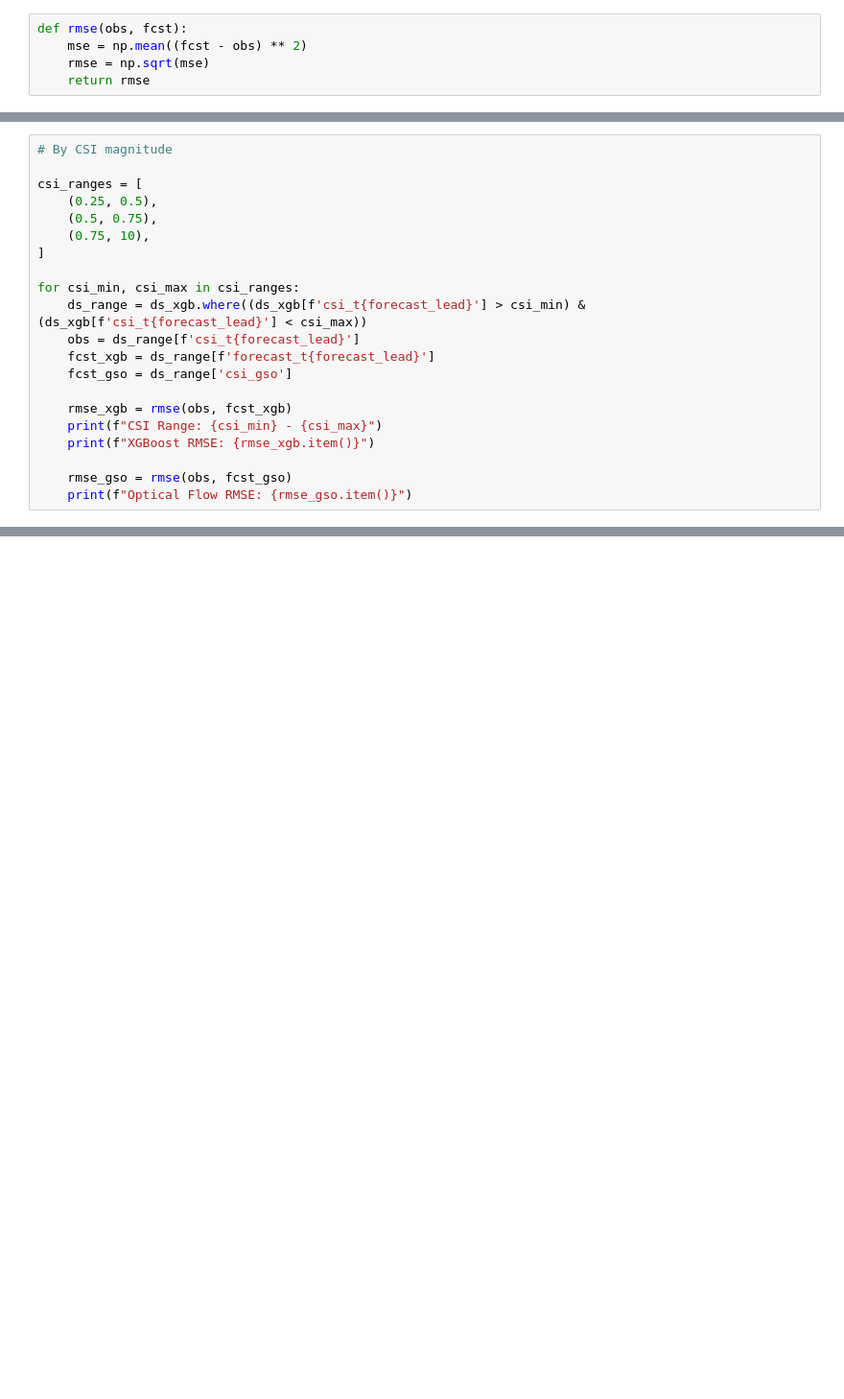
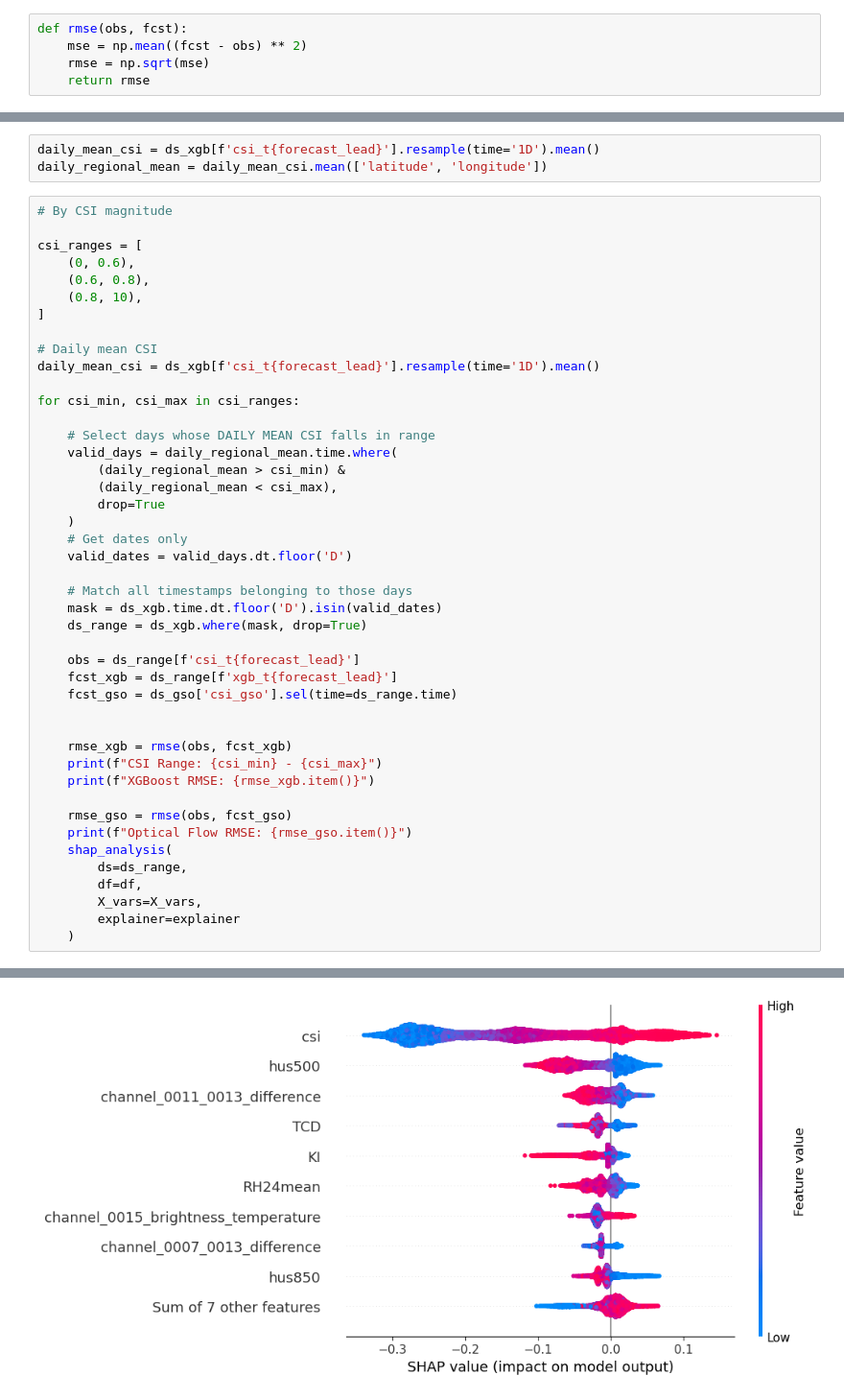
Before and after one commit to cdoedens/solar-nowcast, a Jupyter notebook: mouse/04_evaluation.ipynb, the cells around one changed output, grey strips where cells are left out. Shown at 96% size. Saved outputs shown, nothing was run; the diff lists cells and outputs as text; blank space fills up the shorter version.

```diff
--- a/mouse/04_evaluation.ipynb
+++ b/mouse/04_evaluation.ipynb
@@ -171,17 +172,37 @@ Optical Flow RMSE: 0.14541109440062847
+# %%
+daily_mean_csi = ds_xgb[f'csi_t{forecast_lead}'].resample(time='1D').mean()
+daily_regional_mean = daily_mean_csi.mean(['latitude', 'longitude'])
 # %%
 # By CSI magnitude
 
 csi_ranges = [
-    (0.25, 0.5),
-    (0.5, 0.75),
-    (0.75, 10),
+    (0, 0.6),
+    (0.6, 0.8),
+    (0.8, 10),
 ]
 
+# Daily mean CSI
+daily_mean_csi = ds_xgb[f'csi_t{forecast_lead}'].resample(time='1D').mean()
+
 for csi_min, csi_max in csi_ranges:
-    ds_range = ds_xgb.where((ds_xgb[f'csi_t{forecast_lead}'] > csi_min) & (ds_xgb[f'csi_t{forecast_lead}'] < csi_max))
+
+    # Select days whose DAILY MEAN CSI falls in range
+    valid_days = daily_regional_mean.time.where(
+        (daily_regional_mean > csi_min) &
+        (daily_regional_mean < csi_max),
+        drop=True
+    )
+    # Get dates only
+    valid_dates = valid_days.dt.floor('D')
+
+    # Match all timestamps belonging to those days
+    mask = ds_xgb.time.dt.floor('D').isin(valid_dates)
+    ds_range = ds_xgb.where(mask, drop=True)
+
     obs = ds_range[f'csi_t{forecast_lead}']
-    fcst_xgb = ds_range[f'forecast_t{forecast_lead}']
-    fcst_gso = ds_range['csi_gso']
+    fcst_xgb = ds_range[f'xgb_t{forecast_lead}']
+    fcst_gso = ds_gso['csi_gso'].sel(time=ds_range.time)
+
 
     rmse_xgb = rmse(obs, fcst_xgb)
     print(f"CSI Range: {csi_min} - {csi_max}")
@@ -189,4 +210,10 @@ for csi_min, csi_max in csi_ranges:
 
     rmse_gso = rmse(obs, fcst_gso)
     print(f"Optical Flow RMSE: {rmse_gso.item()}")
+    shap_analysis(
+        ds=ds_range,
+        df=df,
+        X_vars=X_vars,
+        explainer=explainer
+    )
 # %% [output]
@@ -201,0 +223 @@ Optical Flow RMSE: 0.16815707704191454
+[figure, added]
```
Also changed, not shown: parts of 21 cells of this notebook.
